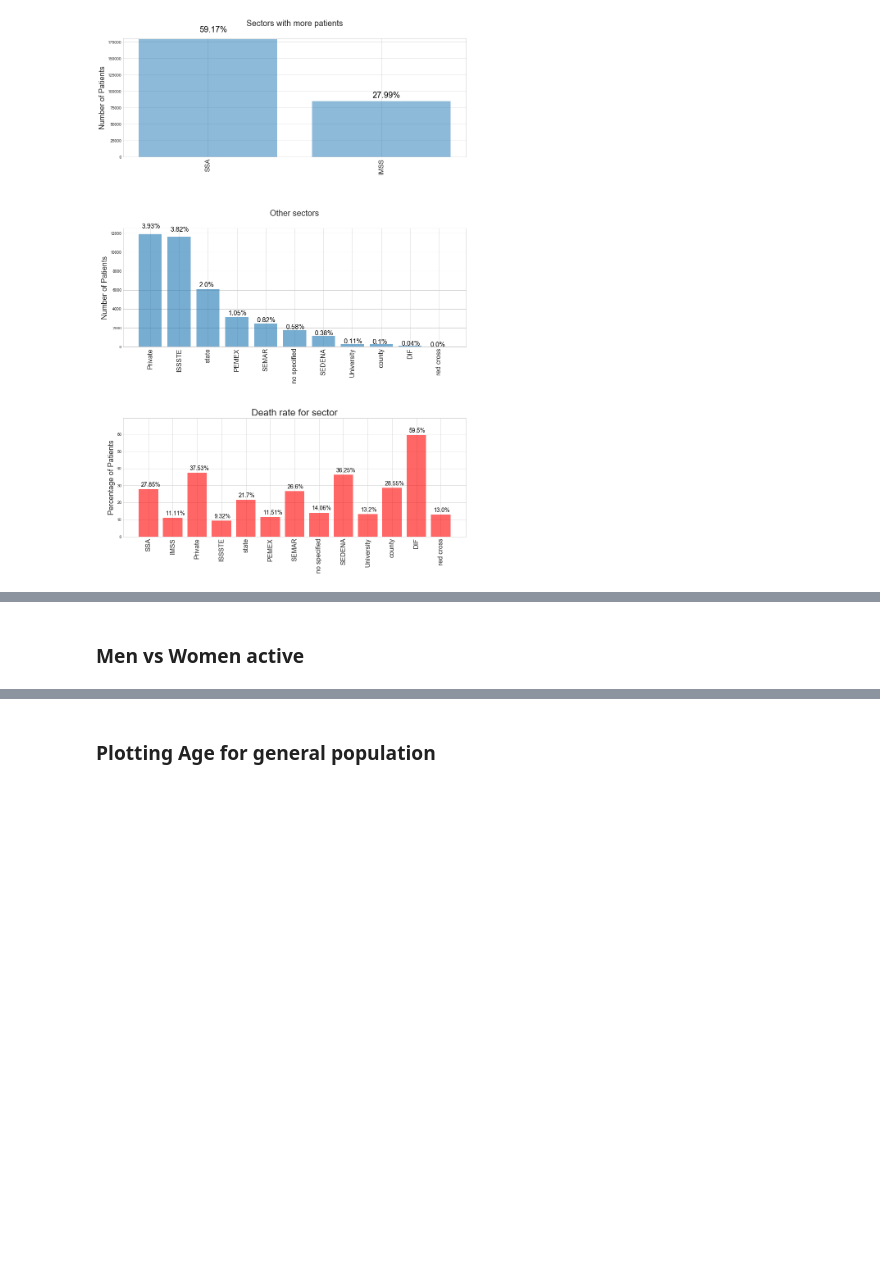
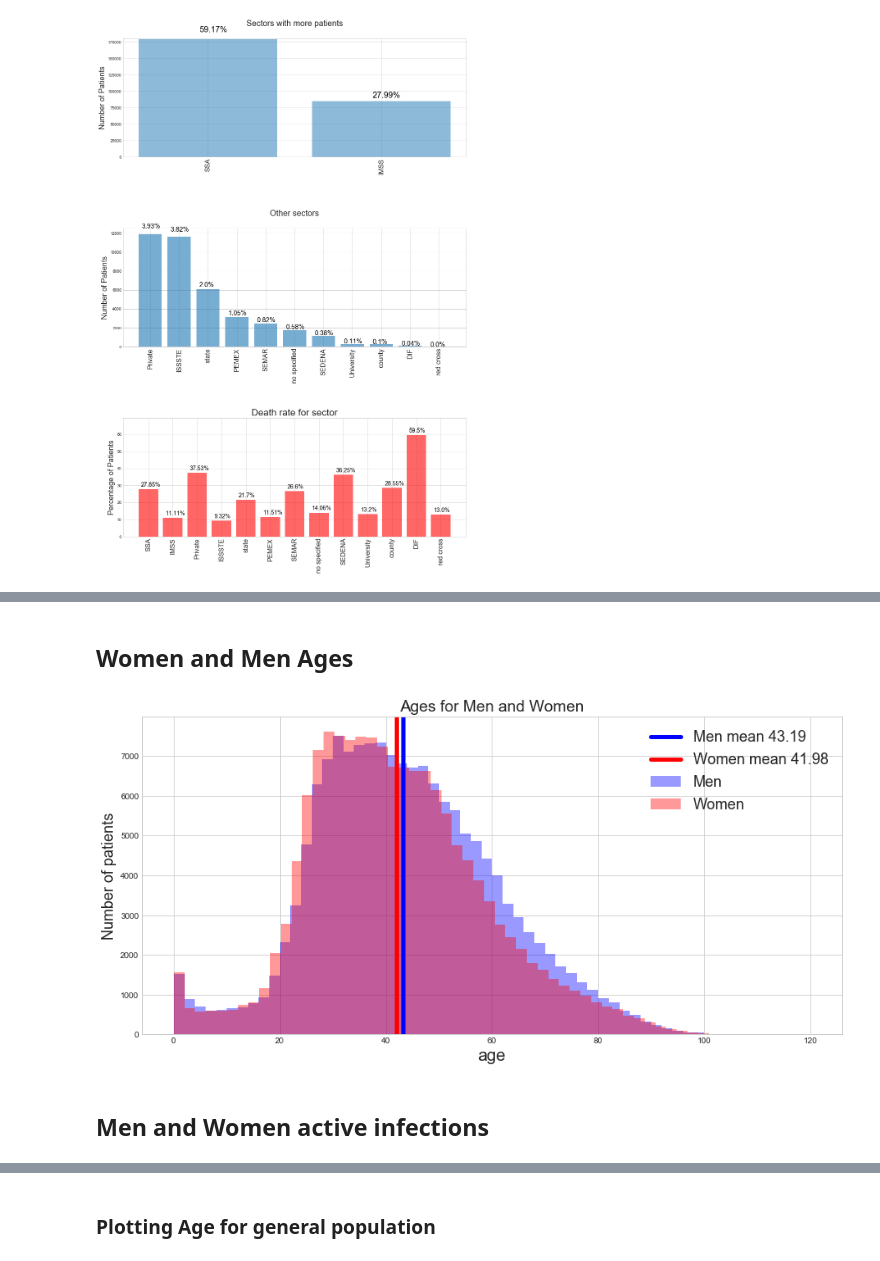
Before and after one commit to mesielepush/Covid19-Mexico-Data-Analysis-Jupyter-Notebook, a Jupyter notebook: MexicoCovidDescriptiveGeneral.ipynb, the cells around one changed output, grey strips where cells are left out. Drawn from its saved outputs; the diff is of its cells as text; code cells hidden in the pictures; blank space fills up the shorter version.

```diff
--- a/MexicoCovidDescriptiveGeneral.ipynb
+++ b/MexicoCovidDescriptiveGeneral.ipynb
@@ -151,2 +153,19 @@ plt_actives(plot_max_min ,min_max_states, trim=20)
+# %% [markdown]
+## Women and Men Ages
+# %%
+men.age.hist(bins = 60, alpha = 0.4, color = 'b',label='Men')
+plt.axvline(np.mean(men.age), 0, 160000, label= f'Men mean {str(np.mean(men.age))[:5]}',color= 'b',linewidth = 5)
+
+women.age.hist(bins = 57, alpha = 0.4, color = 'r',label='Women')
+plt.axvline(np.mean(women.age), 0, 160000, label= f'Women mean {str(np.mean(women.age))[:5]}',color= 'r',linewidth = 5)
+
+plt.ylabel('Number of patients',fontsize=18)
+plt.xlabel('age',fontsize=20)
+# plt.ylim(0,1700)
+plt.title('Ages for Men and Women', fontsize= 19)
+plt.legend(fontsize=18)
+plt.show()
+# %% [output]
+[figure, added]
 # %% [markdown]
-### Men vs Women active
+## Men and Women active infections
```
Also changed, not shown: parts of 22 cells of this notebook, 1 other file.
